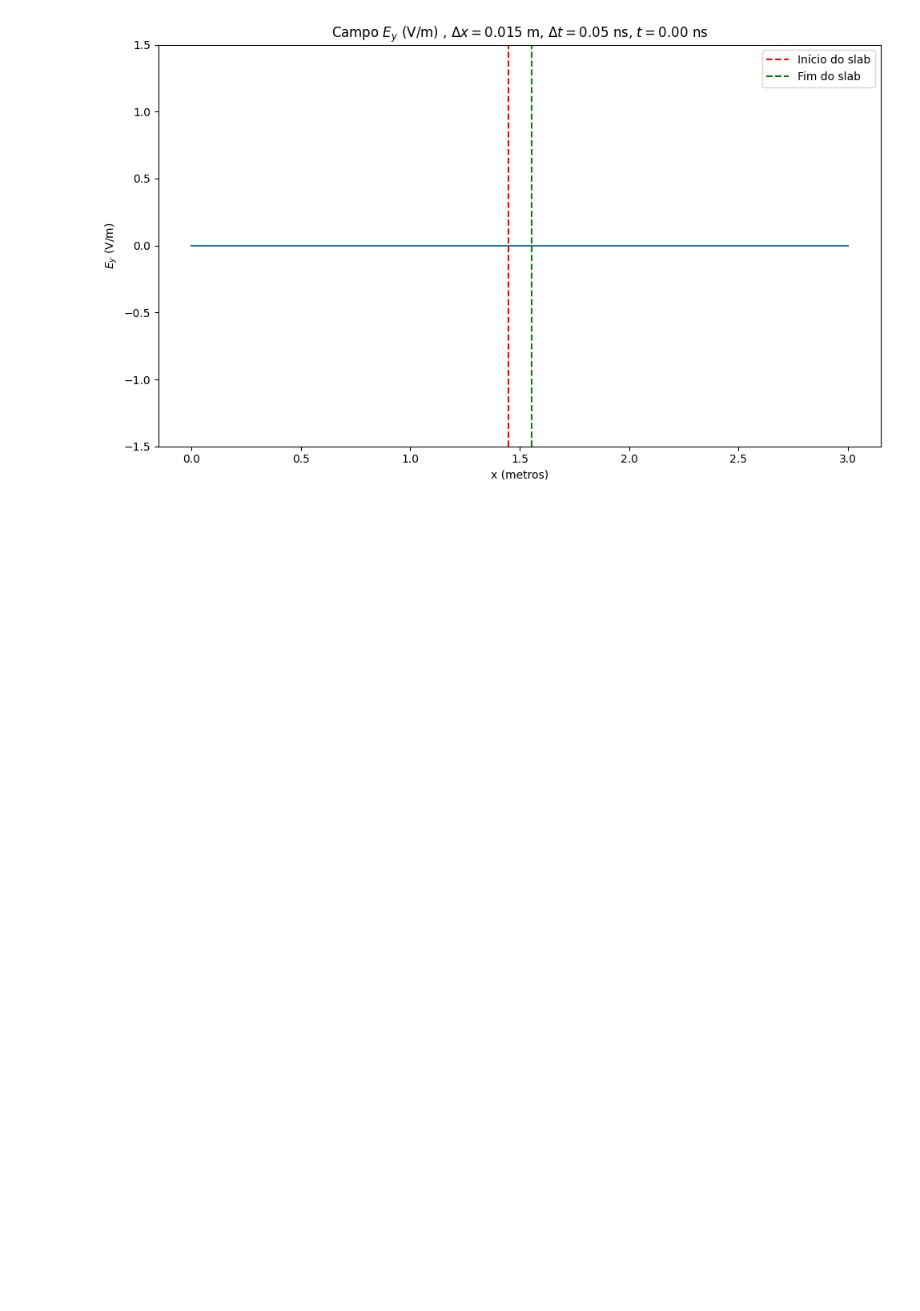
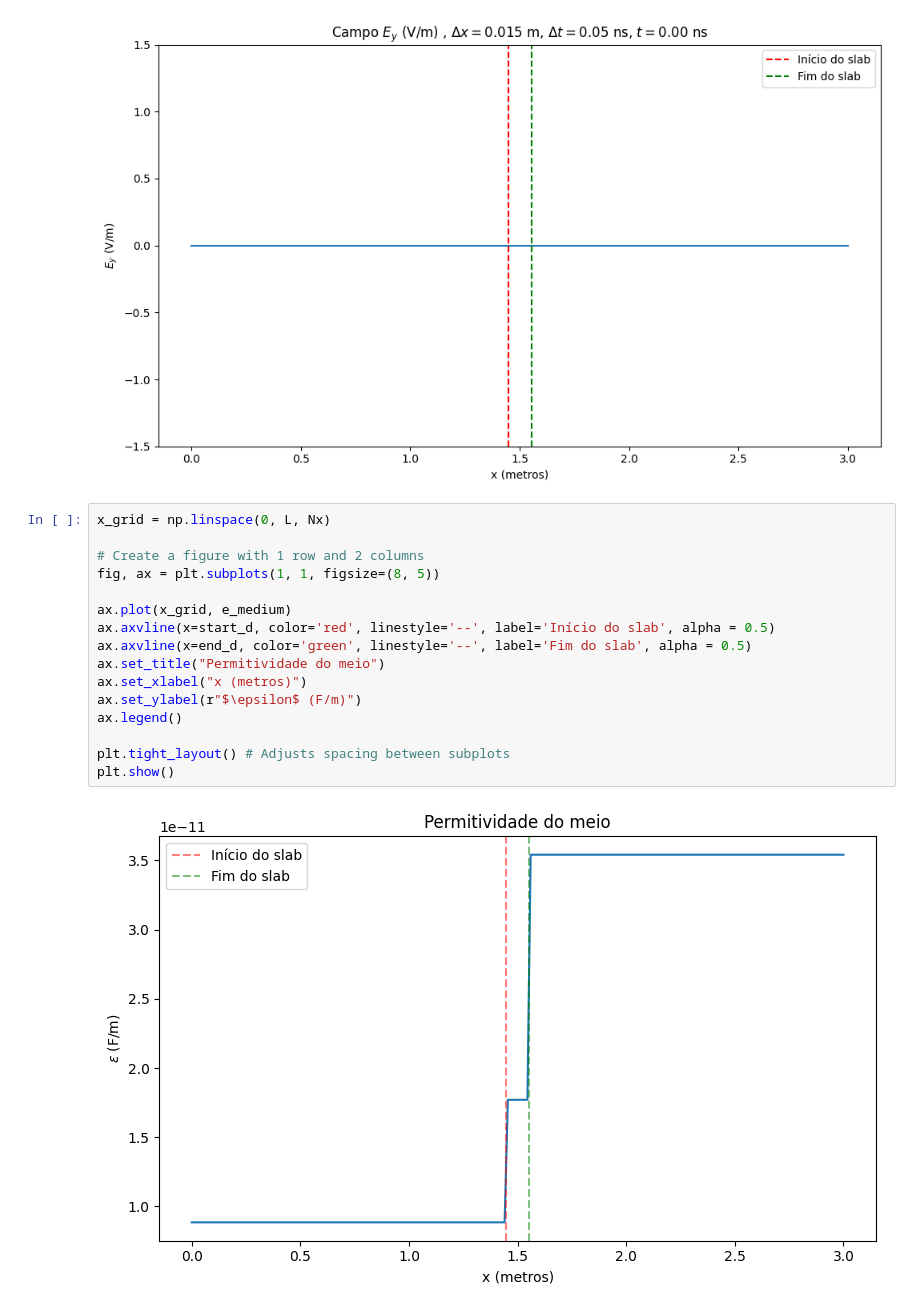
Before and after one commit to RaphaelLeivas/eletrocomp-2026-1, a Jupyter notebook: notebooks/lista3/lista3_q4-3.ipynb, the cells around one changed output. Saved outputs shown, nothing was run; the diff lists cells and outputs as text; blank space fills up the shorter version.

```diff
--- a/notebooks/lista3/lista3_q4-3.ipynb
+++ b/notebooks/lista3/lista3_q4-3.ipynb
@@ -120,3 +120,21 @@ plt.tight_layout() # Adjusts spacing between subplots
 plt.show()
 # %% [output]
 [figure]
+# %%
+x_grid = np.linspace(0, L, Nx)
+
+# Create a figure with 1 row and 2 columns
+fig, ax = plt.subplots(1, 1, figsize=(8, 5))
+
+ax.plot(x_grid, e_medium)
+ax.axvline(x=start_d, color='red', linestyle='--', label='Início do slab', alpha = 0.5)
+ax.axvline(x=end_d, color='green', linestyle='--', label='Fim do slab', alpha = 0.5)
+ax.set_title("Permitividade do meio")
+ax.set_xlabel("x (metros)")
+ax.set_ylabel(r"$\epsilon$ (F/m)")
+ax.legend()
+
+plt.tight_layout() # Adjusts spacing between subplots
+plt.show()
+# %% [output]
+[figure, added]
```
Also changed, not shown: parts of 1 cell of this notebook, 6 other files.
